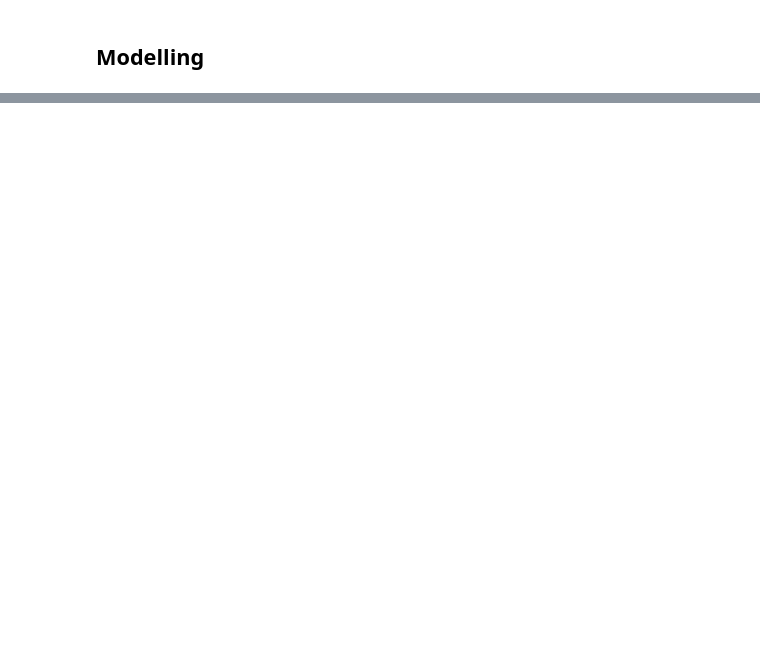
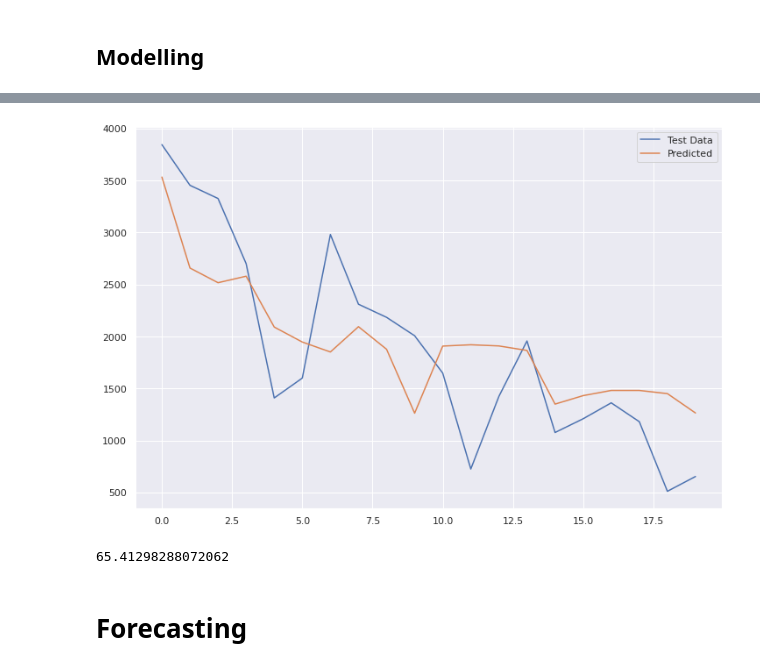
Before and after one commit to louis-not/Covid-19_Data_Analysis, a Jupyter notebook: main.ipynb, the cells around one changed output, grey strips where cells are left out. Saved outputs shown, nothing was run; the diff lists cells and outputs as text; code cells hidden in the pictures; blank space fills up the shorter version.

```diff
--- a/main.ipynb
+++ b/main.ipynb
@@ -1088,0 +1509,15 @@ plt.show()
+# %%
+final_params = {'learning_rate':0.15,
+                'max_depth ':5,
+                'gamma':0,
+                'alpha':3,
+                'n_estimators':20,
+                'eta':0.02,
+                'min_child_weight':1}
+# final_params = {'learning_rate':0.2,
+#                 'max_depth ':7,
+#                 'gamma':0.33,
+#                 'alpha':5,
+#                 'n_estimators':50,
+#                 'eta':0.02,
+#                 'min_child_weight':1}
@@ -1088,0 +1526,3 @@ plt.show()
+# %%
+mae, y, yhat = walk_forward_validation(df_supervised, n_test, n_in,final_params)
+print('MAE: %.3f' % mae)
@@ -1088,0 +1547,14 @@ plt.show()
+# %%
+# plot expected vs preducted
+plt.plot(y, label='Test Data')
+plt.plot(yhat, label='Predicted')
+plt.legend()
+plt.show()
+# %% [output]
+[figure, added]
+# %%
+run_testing(df_supervised,n_test,final_params)
+# %% [output]
+65.41298288072062
+# %% [markdown]
+# Forecasting
```
Also changed, not shown: parts of 90 cells of this notebook.
